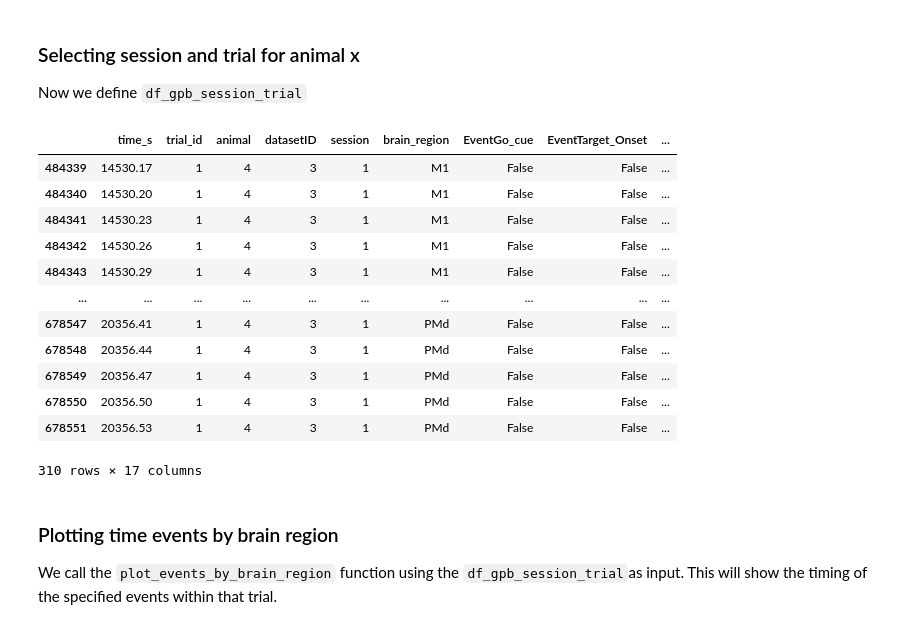
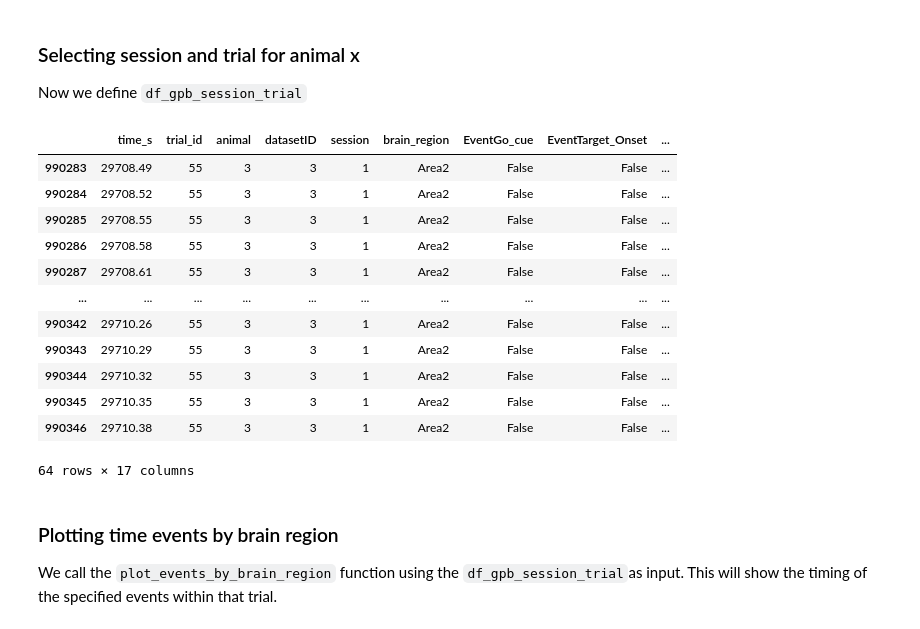
Before and after one commit to lilytong0919/NMA-shichimi-rulebreakerhalf-comparing-network, a Jupyter notebook: Find trials uncorrectly labeled grouped by animal_session.ipynb, the cells around one changed output. Cells and saved outputs as stored; diff of their text form; code cells hidden in the pictures.

```diff
--- a/Find trials uncorrectly labeled grouped by animal_session.ipynb
+++ b/Find trials uncorrectly labeled grouped by animal_session.ipynb
@@ -197,8 +196,6 @@ display(merged_dat1_df)
 # %% [markdown]
 If column 'animal' is a string array
 # %%
-animal_selected = 4
+animal_selected = 3
 if type(merged_dat1_df['animal'][0]) == str:
   animal_selected = str(animal_selected)
-
-type(animal_selected)
@@ -453,28 +457,28 @@ def plot_events_by_brain_region(df):
 Now we define `df_gpb_session_trial`
 # %%
 session_selected = 1
+trial_selected = 55
 if type(merged_dat1_df['session'][0]) == str:
   session_selected = str(session_selected)
-trial_selected = 1
 if type(merged_dat1_df['trial_id'][0]) == str:
   trial_selected = str(trial_selected)
 
 df_gpb_session_trial = anix_dat1_df[(anix_dat1_df['session'] == session_selected) & (anix_dat1_df['trial_id'] == trial_selected)]
 df_gpb_session_trial
 # %% [output]
 |  | time_s | trial_id | animal | datasetID | session | brain_region | EventGo_cue | EventTarget_Onset | ... |
-| 484339 | 14530.17 | 1 | 4 | 3 | 1 | M1 | False | False | ... |
-| 484340 | 14530.20 | 1 | 4 | 3 | 1 | M1 | False | False | ... |
-| 484341 | 14530.23 | 1 | 4 | 3 | 1 | M1 | False | False | ... |
-| 484342 | 14530.26 | 1 | 4 | 3 | 1 | M1 | False | False | ... |
-| 484343 | 14530.29 | 1 | 4 | 3 | 1 | M1 | False | False | ... |
+| 990283 | 29708.49 | 55 | 3 | 3 | 1 | Area2 | False | False | ... |
+| 990284 | 29708.52 | 55 | 3 | 3 | 1 | Area2 | False | False | ... |
+| 990285 | 29708.55 | 55 | 3 | 3 | 1 | Area2 | False | False | ... |
+| 990286 | 29708.58 | 55 | 3 | 3 | 1 | Area2 | False | False | ... |
+| 990287 | 29708.61 | 55 | 3 | 3 | 1 | Area2 | False | False | ... |
 | ... | ... | ... | ... | ... | ... | ... | ... | ... | ... |
-| 678547 | 20356.41 | 1 | 4 | 3 | 1 | PMd | False | False | ... |
-| 678548 | 20356.44 | 1 | 4 | 3 | 1 | PMd | False | False | ... |
-| 678549 | 20356.47 | 1 | 4 | 3 | 1 | PMd | False | False | ... |
-| 678550 | 20356.50 | 1 | 4 | 3 | 1 | PMd | False | False | ... |
-| 678551 | 20356.53 | 1 | 4 | 3 | 1 | PMd | False | False | ... |
+| 990342 | 29710.26 | 55 | 3 | 3 | 1 | Area2 | False | False | ... |
+| 990343 | 29710.29 | 55 | 3 | 3 | 1 | Area2 | False | False | ... |
+| 990344 | 29710.32 | 55 | 3 | 3 | 1 | Area2 | False | False | ... |
+| 990345 | 29710.35 | 55 | 3 | 3 | 1 | Area2 | False | False | ... |
+| 990346 | 29710.38 | 55 | 3 | 3 | 1 | Area2 | False | False | ... |
-310 rows × 17 columns
+64 rows × 17 columns
 # %% [markdown]
 ### Plotting time events by brain region
 We call the `plot_events_by_brain_region` function using the `df_gpb_session_trial`as input. This will show the timing of the specified events within that trial.
```
Also changed, not shown: parts of 14 cells of this notebook.
